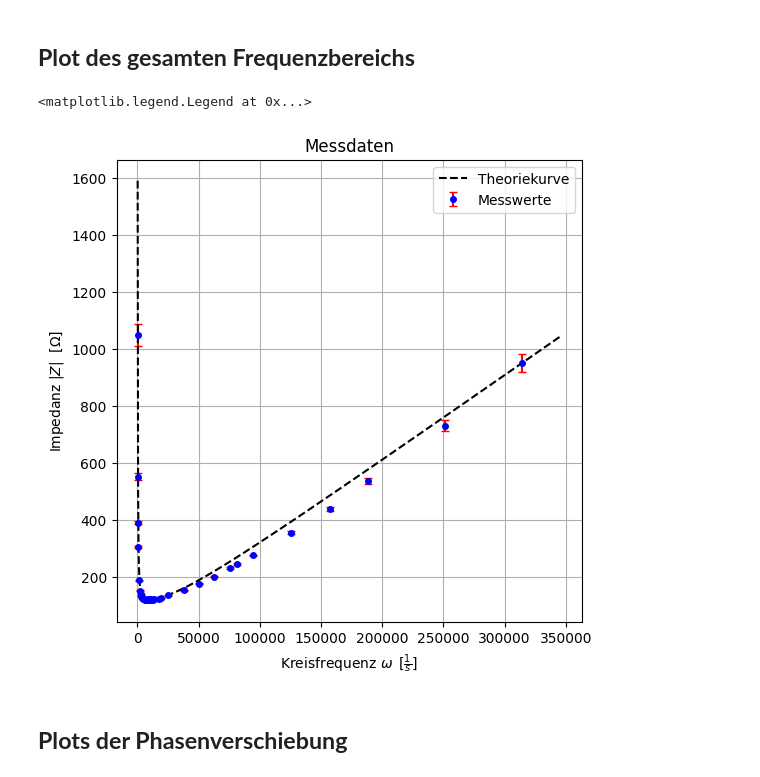
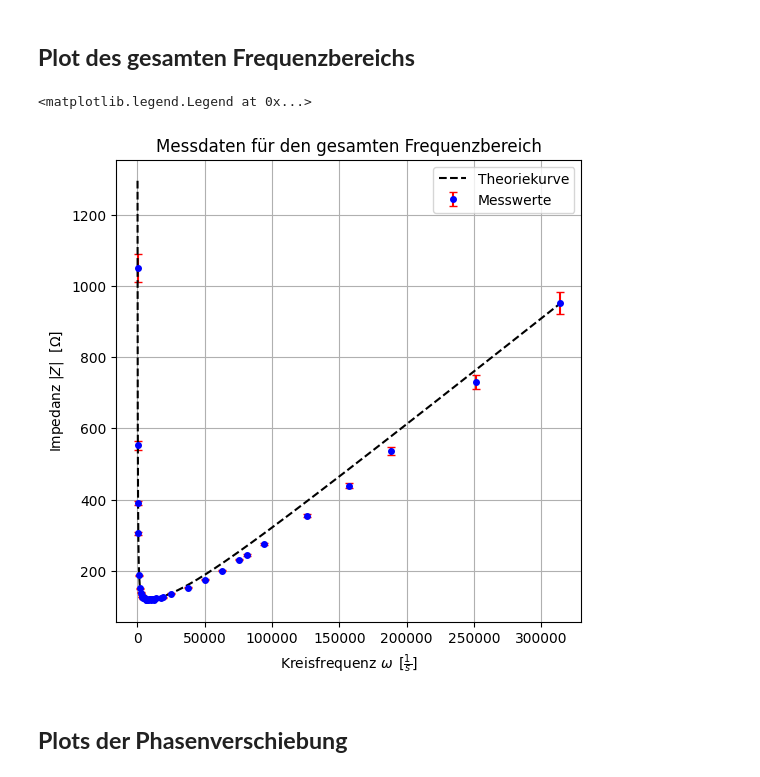
Before and after one commit to Beimi974/Grundpraktikum-Physik, a Jupyter notebook: Ic Versuche/V28 Schwingkreise/Schwingkreise 3.2.ipynb, the cells around one changed output. Drawn from its saved outputs; the diff is of its cells as text; code cells hidden in the pictures.

```diff
--- a/Ic Versuche/V28 Schwingkreise/Schwingkreise 3.2.ipynb
+++ b/Ic Versuche/V28 Schwingkreise/Schwingkreise 3.2.ipynb
@@ -158,25 +198,26 @@ Stored 'C' (Variable)
 # %% [markdown]
 ## **Plot des gesamten Frequenzbereichs**
 # %%
+
 def func(R, omega, L, C):
     return unp.sqrt(R**2 + (omega*L - 1/(omega * C))**2)
 
 fig, ax1 = plt.subplots(1,1, figsize = (6,6))
 
 ax1.errorbar(unp.nominal_values(omega), unp.nominal_values(Z) , yerr= unp.std_devs(Z) , fmt="o", label="Messwerte", color="blue", markersize=4, capsize=3, ecolor="r")
 
-xwerte = np.linspace(np.min(unp.nominal_values(omega)), np.max(unp.nominal_values(omega))*1.1, 1000)
+xwerte = np.linspace(np.min(unp.nominal_values(omega)), np.max(unp.nominal_values(omega))*1.0, 10000)
 ax1.plot(xwerte, unp.nominal_values(func(R, xwerte, L, C)), label = "Theoriekurve", color = "black", linestyle = "--")
 
 
 ax1.set_xlabel("Kreisfrequenz $\\omega \\,$ $[\\frac{1}{s}]$")
 ax1.set_ylabel("Impedanz $|Z|$  $[\\Omega ]$")
 ax1.grid(True)
-ax1.set_title("Messdaten")
+ax1.set_title("Messdaten für den gesamten Frequenzbereich")
 ax1.legend()
 # %% [output]
 <matplotlib.legend.Legend at 0x...>
-[figure, old version]
+[figure, new version]
 # %% [markdown]
 ## **Plots der Phasenverschiebung**
 # %%
```
Also changed, not shown: parts of 2 cells of this notebook, 8 other files.
